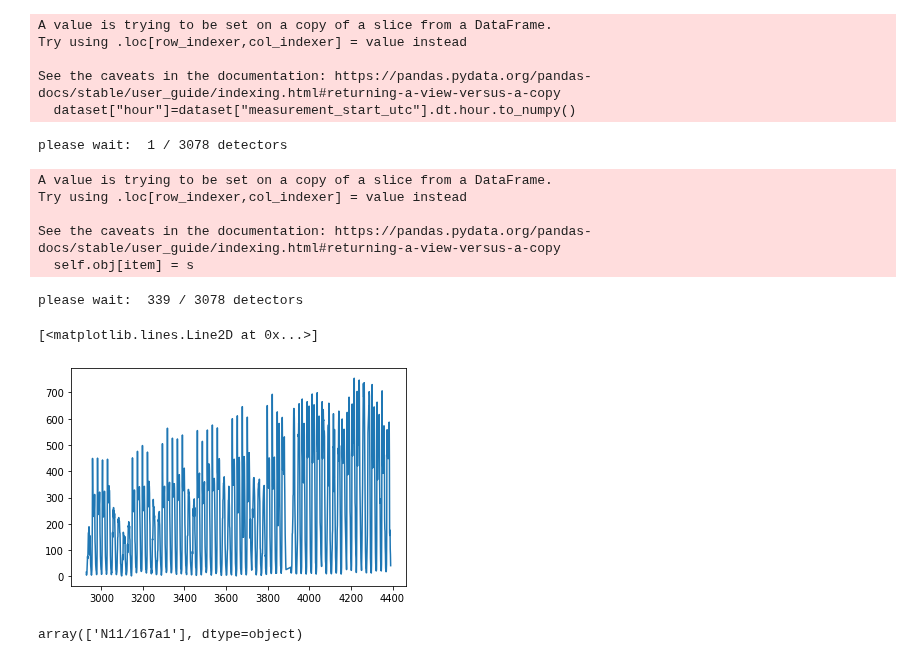
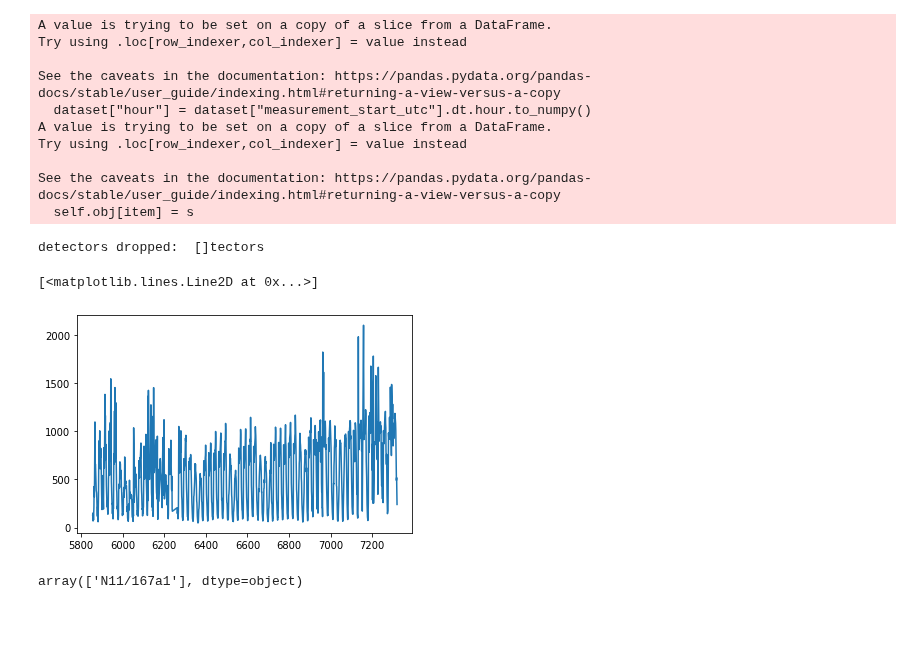
Before and after one commit to TeddyTW/SpatialScan, a Jupyter notebook: notebooks/Untitled.ipynb, the cells around one changed output. Drawn from its saved outputs; the diff is of its cells as text; code cells hidden in the pictures; blank space fills up the shorter version.

Commit message:
interpolator finished

```diff
--- a/notebooks/Untitled.ipynb
+++ b/notebooks/Untitled.ipynb
@@ -36,25 +34,24 @@ for i in detector_sample:
 
 df2 = pd.concat(df_list)
 # %%
-DF=interpolator(df, percentage_missing=30)
+DF=interpolator(df2, percentage_missing=30)
 # %% [output]
 A value is trying to be set on a copy of a slice from a DataFrame.
 Try using .loc[row_indexer,col_indexer] = value instead
 
 See the caveats in the documentation: https://pandas.pydata.org/pandas-docs/stable/user_guide/indexing.html#returning-a-view-versus-a-copy
-  dataset["hour"]=dataset["measurement_start_utc"].dt.hour.to_numpy()
+  dataset["hour"] = dataset["measurement_start_utc"].dt.hour.to_numpy()
+A value is trying to be set on a copy of a slice from a DataFrame.
+Try using .loc[row_indexer,col_indexer] = value instead
+
+See the caveats in the documentation: https://pandas.pydata.org/pandas-docs/stable/user_guide/indexing.html#returning-a-view-versus-a-copy
+  self.obj[item] = s
-please wait:  1 / 3078 detectors
+detectors dropped:  []tectors
-A value is trying to be set on a copy of a slice from a DataFrame.
-Try using .loc[row_indexer,col_indexer] = value instead
-
-See the caveats in the documentation: https://pandas.pydata.org/pandas-docs/stable/user_guide/indexing.html#returning-a-view-versus-a-copy
-  self.obj[item] = s
-please wait:  339 / 3078 detectors
 # %%
-plt.plot(DF[DF["detector_id"]=="N23/152a1"]["n_vehicles_in_interval"])
+plt.plot(DF[DF["detector_id"]=="N27/011c1"]["n_vehicles_in_interval"])
 # %% [output]
 [<matplotlib.lines.Line2D at 0x...>]
-[figure, old version]
+[figure, new version]
 # %%
 detector_sample=df["detector_id"].drop_duplicates().sample(10).to_numpy()
 # %%
```
Also changed, not shown: parts of 1 cell of this notebook, 1 other file.
